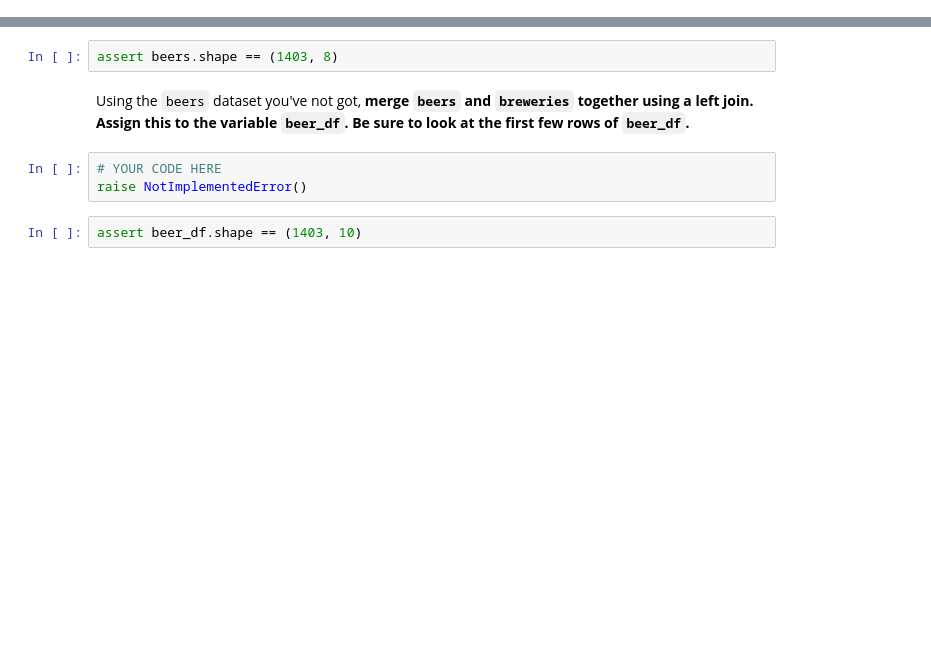
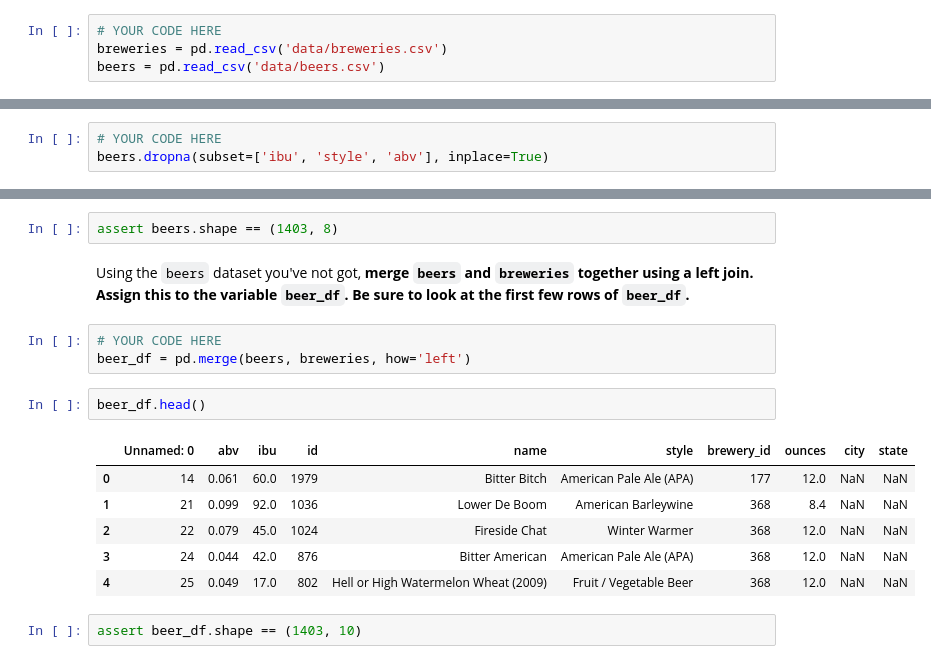
Before and after one commit to ashesh8500/cogs108hw, a Jupyter notebook: D8_COGS108_WI24/D8_ml.ipynb, the cells around one changed output, grey strips where cells are left out. Cells and saved outputs as stored; diff of their text form; blank space fills up the shorter version.

```diff
--- a/D8_COGS108_WI24/D8_ml.ipynb
+++ b/D8_COGS108_WI24/D8_ml.ipynb
@@ -32,3 +32,7 @@ raise NotImplementedError()
+# %%
+# YOUR CODE HERE
+breweries = pd.read_csv('data/breweries.csv')
+beers = pd.read_csv('data/beers.csv')
 # %%
 assert breweries.shape == (558, 4)
 assert beers.shape == (2410, 8)
@@ -54,0 +70,3 @@ raise NotImplementedError()
+# %%
+# YOUR CODE HERE
+beers.dropna(subset=['ibu', 'style', 'abv'], inplace=True)
@@ -58,7 +80,16 @@ assert beers.shape == (1403, 8)
 Using the `beers` dataset you've not got, **merge `beers` and `breweries` together using a left join. Assign this to the variable `beer_df`. Be sure to look at the first few rows of `beer_df`.**
 # %%
 # YOUR CODE HERE
-raise NotImplementedError()
+beer_df = pd.merge(beers, breweries, how='left')
+# %%
+beer_df.head()
+# %% [output]
+|  | Unnamed: 0 | abv | ibu | id | name | style | brewery_id | ounces | city | state |
+| 0 | 14 | 0.061 | 60.0 | 1979 | Bitter Bitch | American Pale Ale (APA) | 177 | 12.0 | NaN | NaN |
+| 1 | 21 | 0.099 | 92.0 | 1036 | Lower De Boom | American Barleywine | 368 | 8.4 | NaN | NaN |
+| 2 | 22 | 0.079 | 45.0 | 1024 | Fireside Chat | Winter Warmer | 368 | 12.0 | NaN | NaN |
+| 3 | 24 | 0.044 | 42.0 | 876 | Bitter American | American Pale Ale (APA) | 368 | 12.0 | NaN | NaN |
+| 4 | 25 | 0.049 | 17.0 | 802 | Hell or High Watermelon Wheat (2009) | Fruit / Vegetable Beer | 368 | 12.0 | NaN | NaN |
 # %%
 assert beer_df.shape == (1403, 10)
 # %% [markdown]
```
Also changed, not shown: parts of 27 cells of this notebook.
